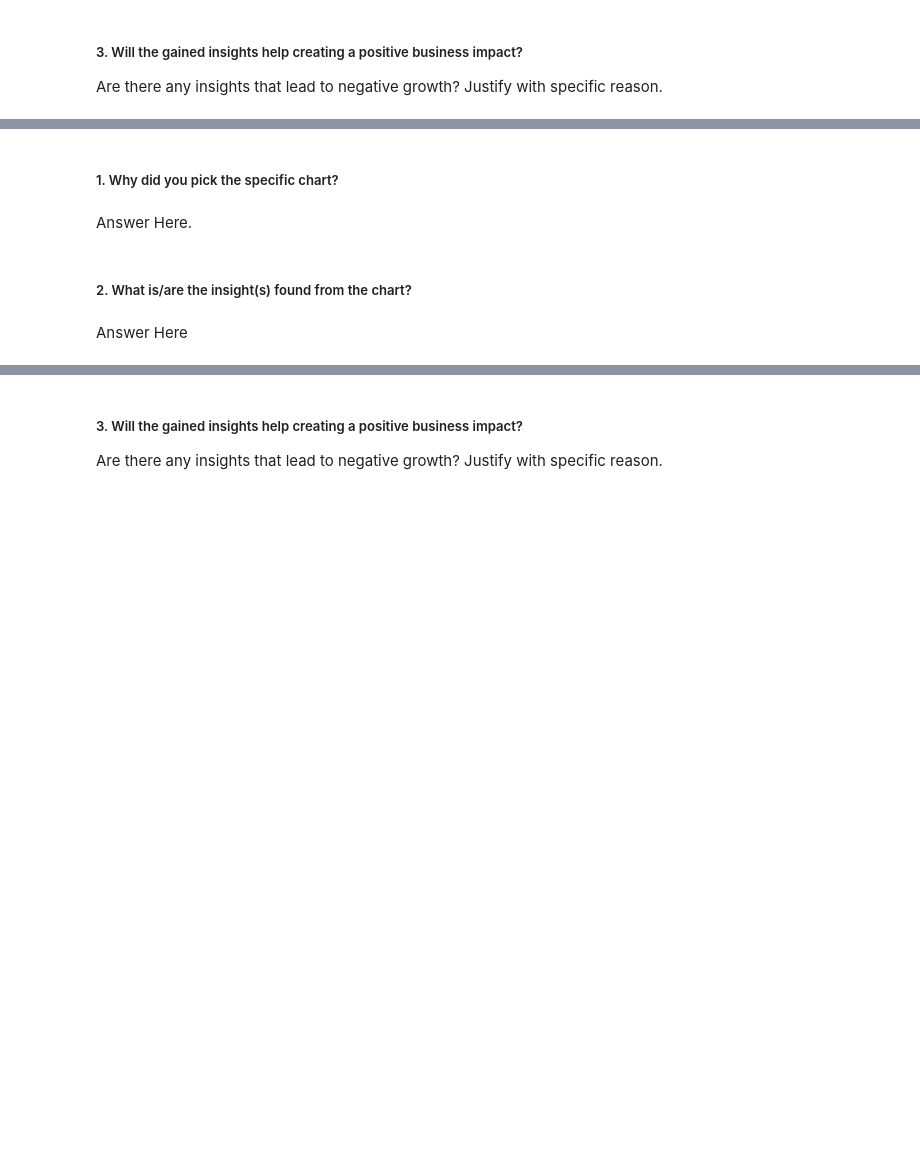
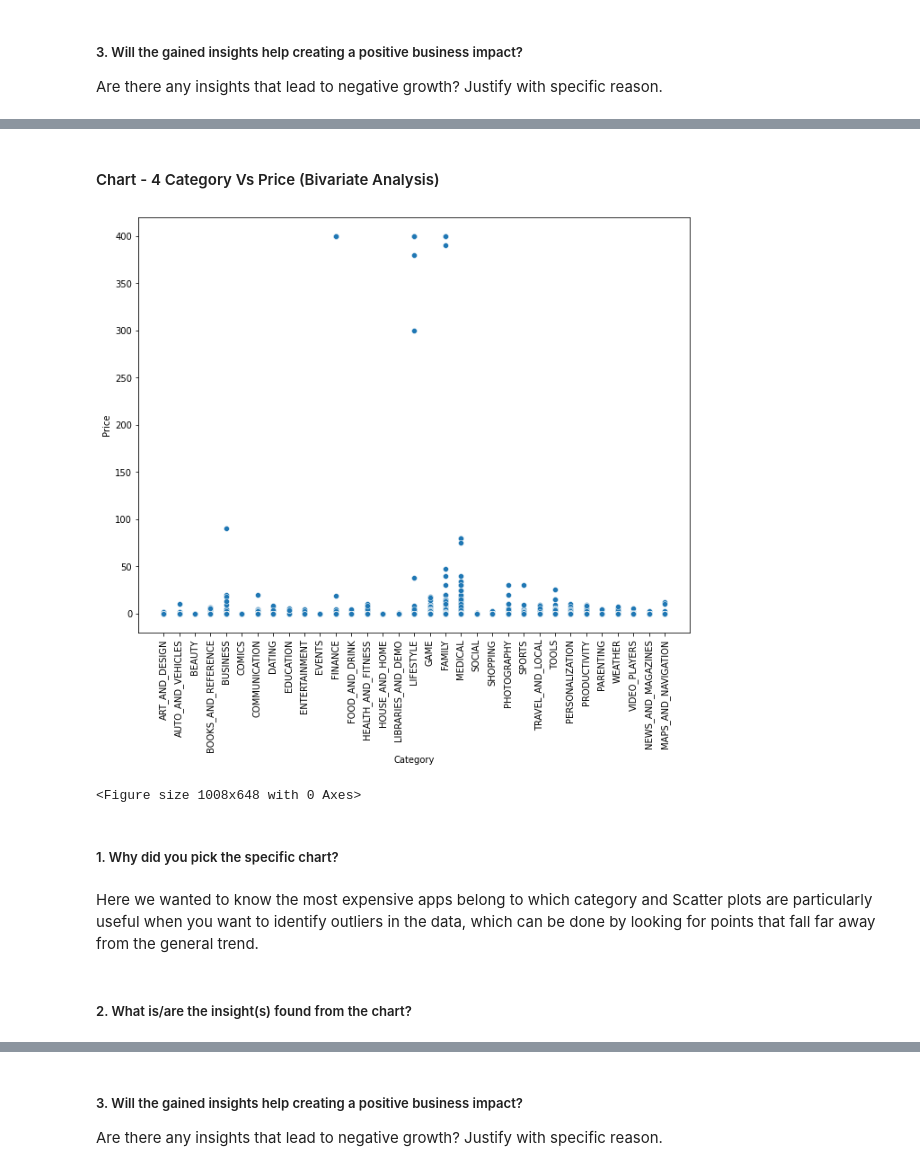
Before and after one commit to krutika73/EDA-ON-PLAY-STORE-APP-REVIEW-ANALYSIS, a Jupyter notebook: Krutika_Sample_EDA_Submission_Template.ipynb, the cells around one changed output, grey strips where cells are left out. Cells and saved outputs as stored; diff of their text form; code cells hidden in the pictures; blank space fills up the shorter version.

```diff
--- a/Krutika_Sample_EDA_Submission_Template.ipynb
+++ b/Krutika_Sample_EDA_Submission_Template.ipynb
@@ -752,8 +857,18 @@ Answer Here
+# %% [markdown]
+#### Chart - 4 Category Vs Price (Bivariate Analysis)
+# %%
+# Chart - 4 visualization code
+sns.scatterplot(x="Category", y="Price",data=df)
+
+plt.xticks(rotation=90)
+plt.figure(figsize=(14,9))
+plt.rcParams['figure.figsize'] = 11,8.5
+# %% [output]
+[figure, added]
+<Figure size 1008x648 with 0 Axes>
 # %% [markdown]
 ##### 1. Why did you pick the specific chart?
-# %% [markdown]
-Answer Here.
+# %% [markdown]
+Here we wanted to know the most expensive apps belong to which category and Scatter plots are particularly useful when you want to identify outliers in the data, which can be done by looking for points that fall far away from the general trend.
 # %% [markdown]
 ##### 2. What is/are the insight(s) found from the chart?
-# %% [markdown]
-Answer Here
```
Also changed, not shown: parts of 95 cells of this notebook.
